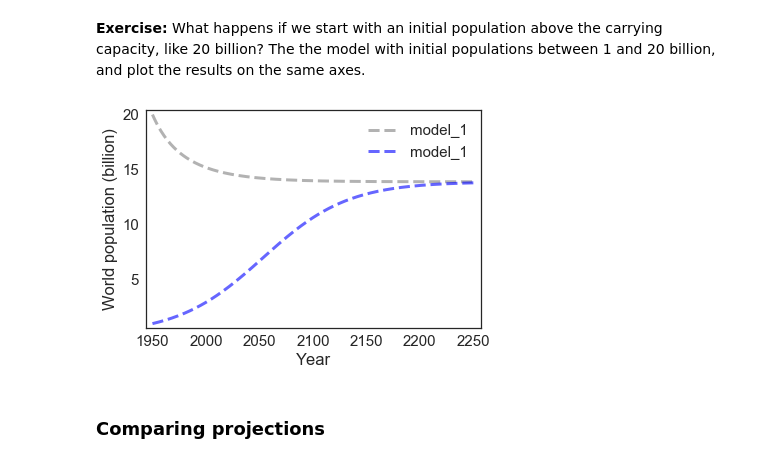
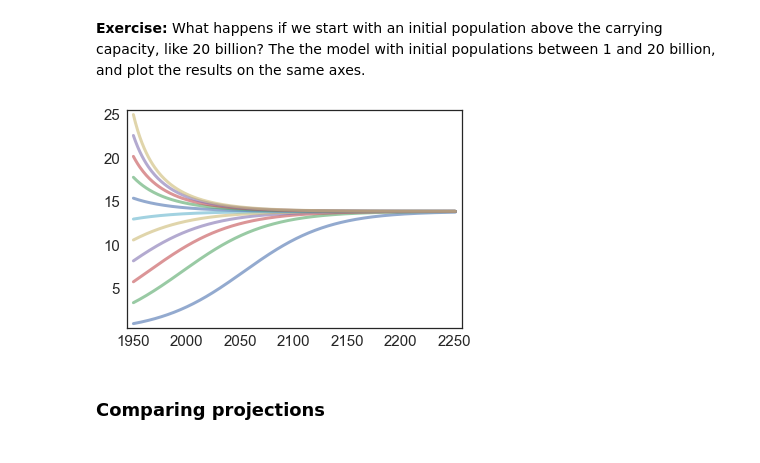
Before and after one commit to cusaitech/ModSimPy, a Jupyter notebook: code/chap04mine.ipynb, the cells around one changed output. Saved outputs shown, nothing was run; the diff lists cells and outputs as text; code cells hidden in the pictures.

```diff
--- a/code/chap04mine.ipynb
+++ b/code/chap04mine.ipynb
@@ -158,22 +158,16 @@ system.results[system.t_end]
 13.888888888888889
 # %% [markdown]
 **Exercise:**  What happens if we start with an initial population above the carrying capacity, like 20 billion?  The the model with initial populations between 1 and 20 billion, and plot the results on the same axes.
-# %%
-# Solution goes here
-system.p0 = 20
-system.t_end =2250
-run_simulation(system, update_func2)
-newfig()
-plot(system.results, '--', color='gray', label='model_1')
-decorate(xlabel='Year',
-             ylabel='World population (billion)')
-system.p0 = 1
-run_simulation(system, update_func2)
-plot(system.results, '--', color='blue', label='model_1')
-decorate(xlabel='Year',
-             ylabel='World population (billion)')
-# %% [output]
-[figure, removed]
+# %%
+# Solution goes here
+newfig()
+for i in linspace(1, 25, 11):
+    system.p0 = i
+    system.t_end =2250
+    run_simulation(system, update_func2)
+    plot(system.results)
+# %% [output]
+[figure, added]
 # %% [markdown]
 ### Comparing projections
 # %% [markdown]
```
Also changed, not shown: 14 other files.
